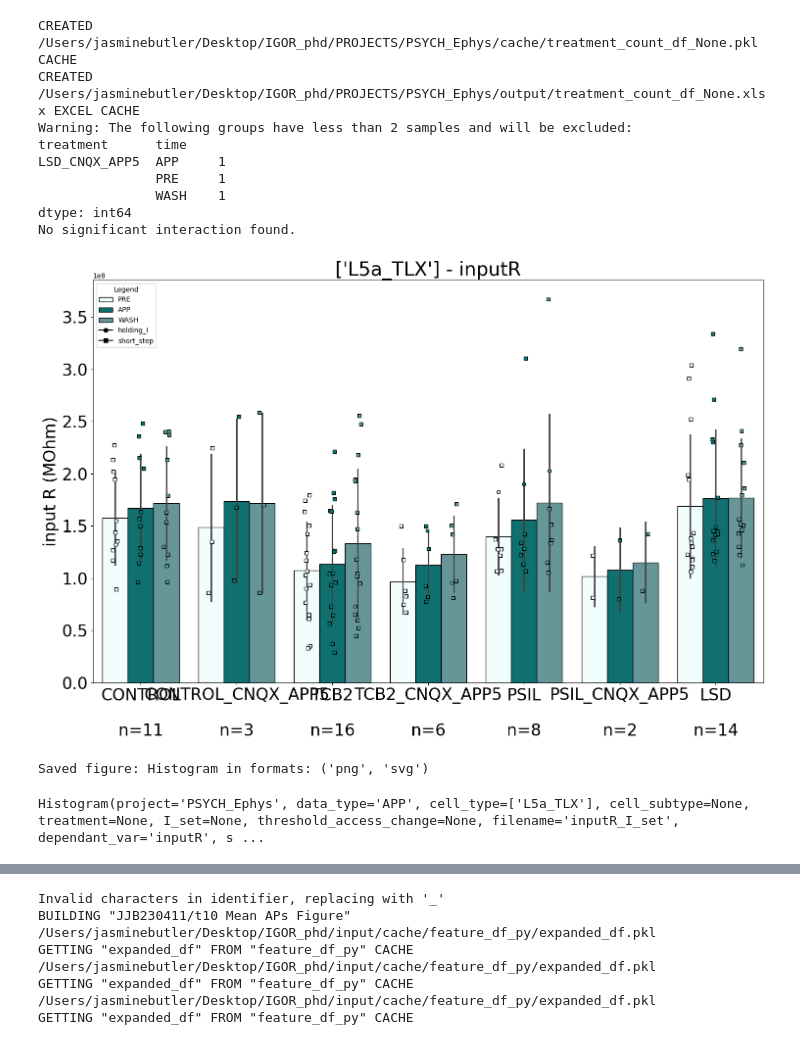
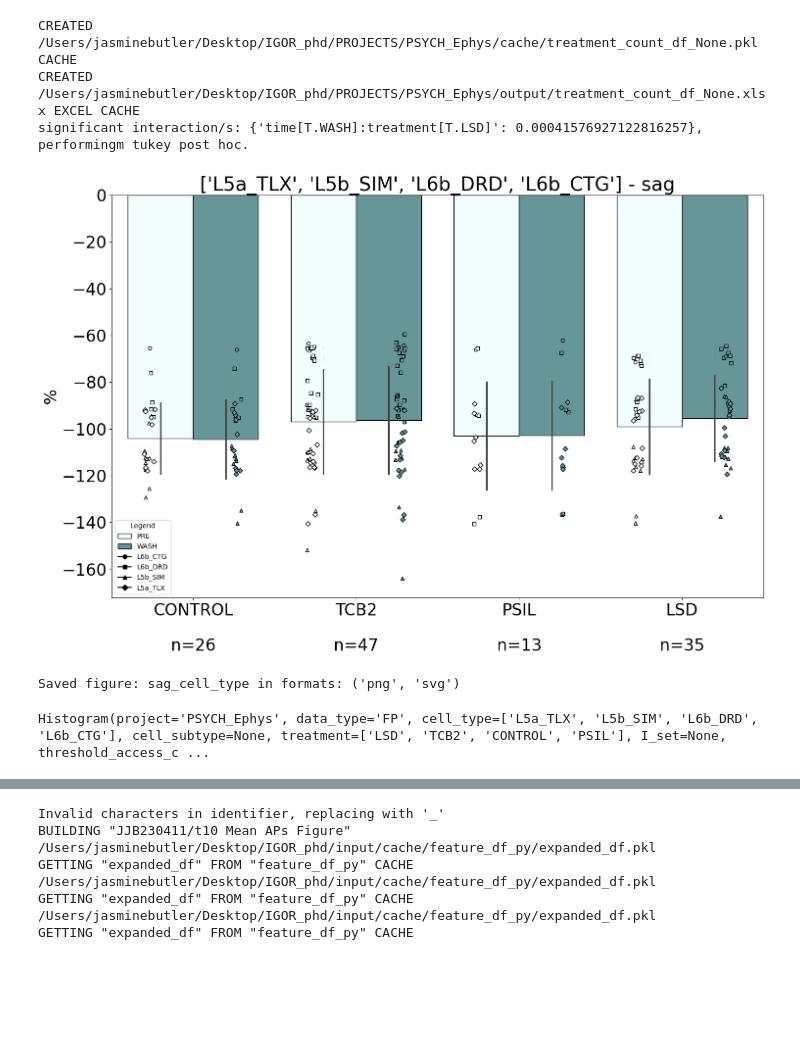
Before and after one commit to jjb-hub/IGOR_phd, a Jupyter notebook: RUN.ipynb, the cells around one changed output, grey strips where cells are left out. Cells and saved outputs as stored; diff of their text form; code cells hidden in the pictures; blank space fills up the shorter version.

```diff
--- a/RUN.ipynb
+++ b/RUN.ipynb
@@ -101,31 +86,26 @@ df
 # %%
 from module.Figure import Histogram
 project="PSYCH_Ephys"
+
 
 #Dependant vairable options
 #APP : 'RMP', 'inputR', 'RA_count', 'AP_count',
 #FP : 'AP_dvdt_max', 'AP_height', 'AP_latency', 'AP_peak_voltages', 'AP_decay_dvdt', 'AP_rise_dvdt', 'AP_width', 'FI_slope', 'max_firing', 'rheobased_threshold', 'sag', 'tau_rc', 'voltage_threshold'
 
 Histogram(project = project,
-                     data_type = 'APP',
-                     dependant_var = 'inputR',
-                     cell_type = ['L5a_TLX'],
-                    #  I_set = 'holding_I',
-                     specify = 'I_set',
-                    #  treatment = ['LSD', 'TCB2','CONTROL', 'PSIL', 'DMT'],
+                    data_type = 'FP',
+                    dependant_var = 'sag',
+                    cell_type = ['L5a_TLX', 'L5b_SIM', 'L6b_DRD', 'L6b_CTG' ],
+                    # I_set = 'holding_I' ,#'holding_I', short_step
+                    specify = 'cell_type', #legend annotator
+                    treatment = ['LSD', 'TCB2','CONTROL', 'PSIL'],
                     threshold_access_change=None,
-                    n_minimum=2,
+                    n_minimum=1,
                      )
 # %% [output]
 CREATED /Users/jasminebutler/Desktop/IGOR_phd/PROJECTS/PSYCH_Ephys/cache/treatment_count_df_None.pkl CACHE
 CREATED /Users/jasminebutler/Desktop/IGOR_phd/PROJECTS/PSYCH_Ephys/output/treatment_count_df_None.xlsx EXCEL CACHE
-Warning: The following groups have less than 2 samples and will be excluded:
-treatment      time
-LSD_CNQX_APP5  APP     1
-               PRE     1
-               WASH    1
-dtype: int64
-No significant interaction found.
+significant interaction/s: {'time[T.WASH]:treatment[T.LSD]': 0.00041576927122816257}, performingm tukey post hoc.
-[figure, old version]
+[figure, new version]
-Saved figure: Histogram in formats: ('png', 'svg')
+Saved figure: sag_cell_type in formats: ('png', 'svg')
-Histogram(project='PSYCH_Ephys', data_type='APP', cell_type=['L5a_TLX'], cell_subtype=None, treatment=None, I_set=None, threshold_access_change=None, filename='inputR_I_set', dependant_var='inputR', s ...
+Histogram(project='PSYCH_Ephys', data_type='FP', cell_type=['L5a_TLX', 'L5b_SIM', 'L6b_DRD', 'L6b_CTG'], cell_subtype=None, treatment=['LSD', 'TCB2', 'CONTROL', 'PSIL'], I_set=None, threshold_access_c ...
```
Also changed, not shown: parts of 8 cells of this notebook, 3 other files.
